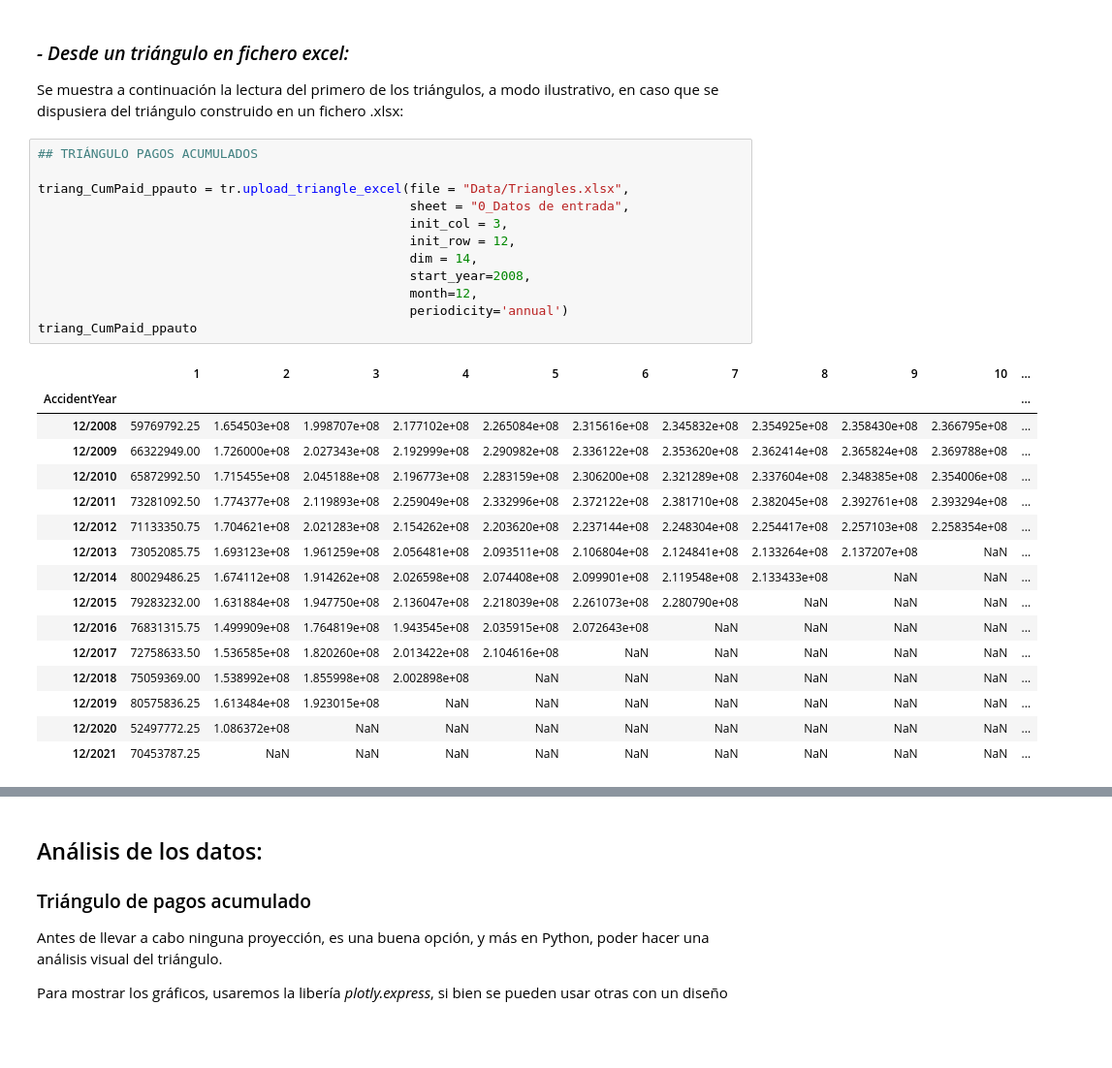
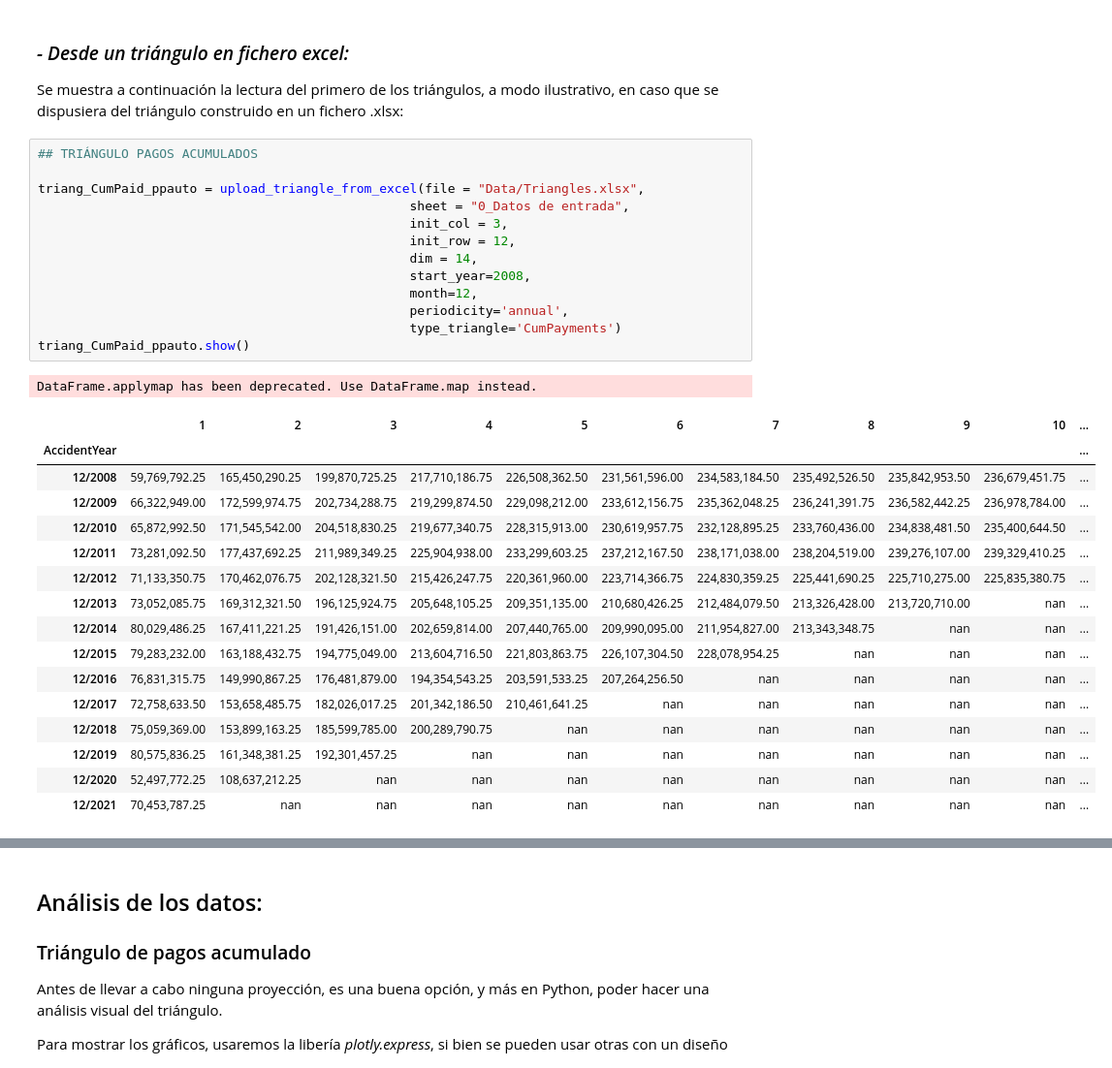
Before and after one commit to FclManu/ReservingLoss_Python, a Jupyter notebook: Aplicacion_libreria.ipynb, the cells around one changed output, grey strips where cells are left out. Shown at 97% size. Saved outputs shown, nothing was run; the diff lists cells and outputs as text; blank space fills up the shorter version.

```diff
--- a/Aplicacion_libreria.ipynb
+++ b/Aplicacion_libreria.ipynb
@@ -112,32 +120,34 @@ Se muestra a continuación la lectura del primero de los triángulos, a modo ilu
 # %%
 ## TRIÁNGULO PAGOS ACUMULADOS
 
-triang_CumPaid_ppauto = tr.upload_triangle_excel(file = "Data/Triangles.xlsx",
+triang_CumPaid_ppauto = upload_triangle_from_excel(file = "Data/Triangles.xlsx",
                                                  sheet = "0_Datos de entrada",
                                                  init_col = 3,
                                                  init_row = 12,
                                                  dim = 14,
                                                  start_year=2008,
                                                  month=12,
-                                                 periodicity='annual')
-triang_CumPaid_ppauto
+                                                 periodicity='annual',
+                                                 type_triangle='CumPayments')
+triang_CumPaid_ppauto.show()
 # %% [output]
+DataFrame.applymap has been deprecated. Use DataFrame.map instead.
 |  | 1 | 2 | 3 | 4 | 5 | 6 | 7 | 8 | 9 | 10 | ... |
 | AccidentYear |  |  |  |  |  |  |  |  |  |  | ... |
-| 12/2008 | 59769792.25 | 1.654503e+08 | 1.998707e+08 | 2.177102e+08 | 2.265084e+08 | 2.315616e+08 | 2.345832e+08 | 2.354925e+08 | 2.358430e+08 | 2.366795e+08 | ... |
-| 12/2009 | 66322949.00 | 1.726000e+08 | 2.027343e+08 | 2.192999e+08 | 2.290982e+08 | 2.336122e+08 | 2.353620e+08 | 2.362414e+08 | 2.365824e+08 | 2.369788e+08 | ... |
-| 12/2010 | 65872992.50 | 1.715455e+08 | 2.045188e+08 | 2.196773e+08 | 2.283159e+08 | 2.306200e+08 | 2.321289e+08 | 2.337604e+08 | 2.348385e+08 | 2.354006e+08 | ... |
-| 12/2011 | 73281092.50 | 1.774377e+08 | 2.119893e+08 | 2.259049e+08 | 2.332996e+08 | 2.372122e+08 | 2.381710e+08 | 2.382045e+08 | 2.392761e+08 | 2.393294e+08 | ... |
-| 12/2012 | 71133350.75 | 1.704621e+08 | 2.021283e+08 | 2.154262e+08 | 2.203620e+08 | 2.237144e+08 | 2.248304e+08 | 2.254417e+08 | 2.257103e+08 | 2.258354e+08 | ... |
-| 12/2013 | 73052085.75 | 1.693123e+08 | 1.961259e+08 | 2.056481e+08 | 2.093511e+08 | 2.106804e+08 | 2.124841e+08 | 2.133264e+08 | 2.137207e+08 | NaN | ... |
-| 12/2014 | 80029486.25 | 1.674112e+08 | 1.914262e+08 | 2.026598e+08 | 2.074408e+08 | 2.099901e+08 | 2.119548e+08 | 2.133433e+08 | NaN | NaN | ... |
-| 12/2015 | 79283232.00 | 1.631884e+08 | 1.947750e+08 | 2.136047e+08 | 2.218039e+08 | 2.261073e+08 | 2.280790e+08 | NaN | NaN | NaN | ... |
-| 12/2016 | 76831315.75 | 1.499909e+08 | 1.764819e+08 | 1.943545e+08 | 2.035915e+08 | 2.072643e+08 | NaN | NaN | NaN | NaN | ... |
-| 12/2017 | 72758633.50 | 1.536585e+08 | 1.820260e+08 | 2.013422e+08 | 2.104616e+08 | NaN | NaN | NaN | NaN | NaN | ... |
-| 12/2018 | 75059369.00 | 1.538992e+08 | 1.855998e+08 | 2.002898e+08 | NaN | NaN | NaN | NaN | NaN | NaN | ... |
-| 12/2019 | 80575836.25 | 1.613484e+08 | 1.923015e+08 | NaN | NaN | NaN | NaN | NaN | NaN | NaN | ... |
-| 12/2020 | 52497772.25 | 1.086372e+08 | NaN | NaN | NaN | NaN | NaN | NaN | NaN | NaN | ... |
-| 12/2021 | 70453787.25 | NaN | NaN | NaN | NaN | NaN | NaN | NaN | NaN | NaN | ... |
+| 12/2008 | 59,769,792.25 | 165,450,290.25 | 199,870,725.25 | 217,710,186.75 | 226,508,362.50 | 231,561,596.00 | 234,583,184.50 | 235,492,526.50 | 235,842,953.50 | 236,679,451.75 | ... |
+| 12/2009 | 66,322,949.00 | 172,599,974.75 | 202,734,288.75 | 219,299,874.50 | 229,098,212.00 | 233,612,156.75 | 235,362,048.25 | 236,241,391.75 | 236,582,442.25 | 236,978,784.00 | ... |
+| 12/2010 | 65,872,992.50 | 171,545,542.00 | 204,518,830.25 | 219,677,340.75 | 228,315,913.00 | 230,619,957.75 | 232,128,895.25 | 233,760,436.00 | 234,838,481.50 | 235,400,644.50 | ... |
+| 12/2011 | 73,281,092.50 | 177,437,692.25 | 211,989,349.25 | 225,904,938.00 | 233,299,603.25 | 237,212,167.50 | 238,171,038.00 | 238,204,519.00 | 239,276,107.00 | 239,329,410.25 | ... |
+| 12/2012 | 71,133,350.75 | 170,462,076.75 | 202,128,321.50 | 215,426,247.75 | 220,361,960.00 | 223,714,366.75 | 224,830,359.25 | 225,441,690.25 | 225,710,275.00 | 225,835,380.75 | ... |
+| 12/2013 | 73,052,085.75 | 169,312,321.50 | 196,125,924.75 | 205,648,105.25 | 209,351,135.00 | 210,680,426.25 | 212,484,079.50 | 213,326,428.00 | 213,720,710.00 | nan | ... |
+| 12/2014 | 80,029,486.25 | 167,411,221.25 | 191,426,151.00 | 202,659,814.00 | 207,440,765.00 | 209,990,095.00 | 211,954,827.00 | 213,343,348.75 | nan | nan | ... |
+| 12/2015 | 79,283,232.00 | 163,188,432.75 | 194,775,049.00 | 213,604,716.50 | 221,803,863.75 | 226,107,304.50 | 228,078,954.25 | nan | nan | nan | ... |
+| 12/2016 | 76,831,315.75 | 149,990,867.25 | 176,481,879.00 | 194,354,543.25 | 203,591,533.25 | 207,264,256.50 | nan | nan | nan | nan | ... |
+| 12/2017 | 72,758,633.50 | 153,658,485.75 | 182,026,017.25 | 201,342,186.50 | 210,461,641.25 | nan | nan | nan | nan | nan | ... |
+| 12/2018 | 75,059,369.00 | 153,899,163.25 | 185,599,785.00 | 200,289,790.75 | nan | nan | nan | nan | nan | nan | ... |
+| 12/2019 | 80,575,836.25 | 161,348,381.25 | 192,301,457.25 | nan | nan | nan | nan | nan | nan | nan | ... |
+| 12/2020 | 52,497,772.25 | 108,637,212.25 | nan | nan | nan | nan | nan | nan | nan | nan | ... |
+| 12/2021 | 70,453,787.25 | nan | nan | nan | nan | nan | nan | nan | nan | nan | ... |
 # %%
 ## TRIÁNGULO DE INCURRIDO
 
```
Also changed, not shown: parts of 7 cells of this notebook, 2 other files.
